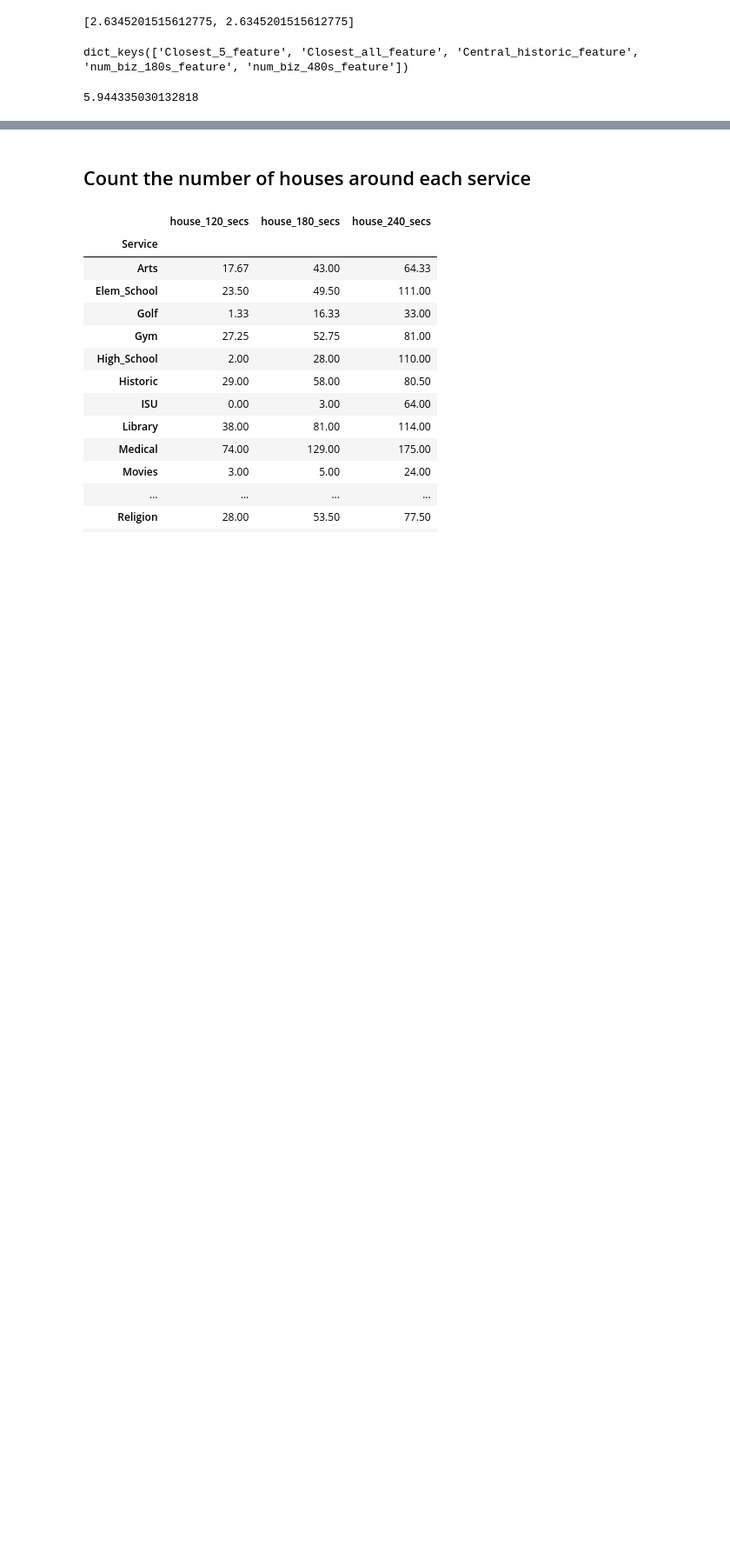
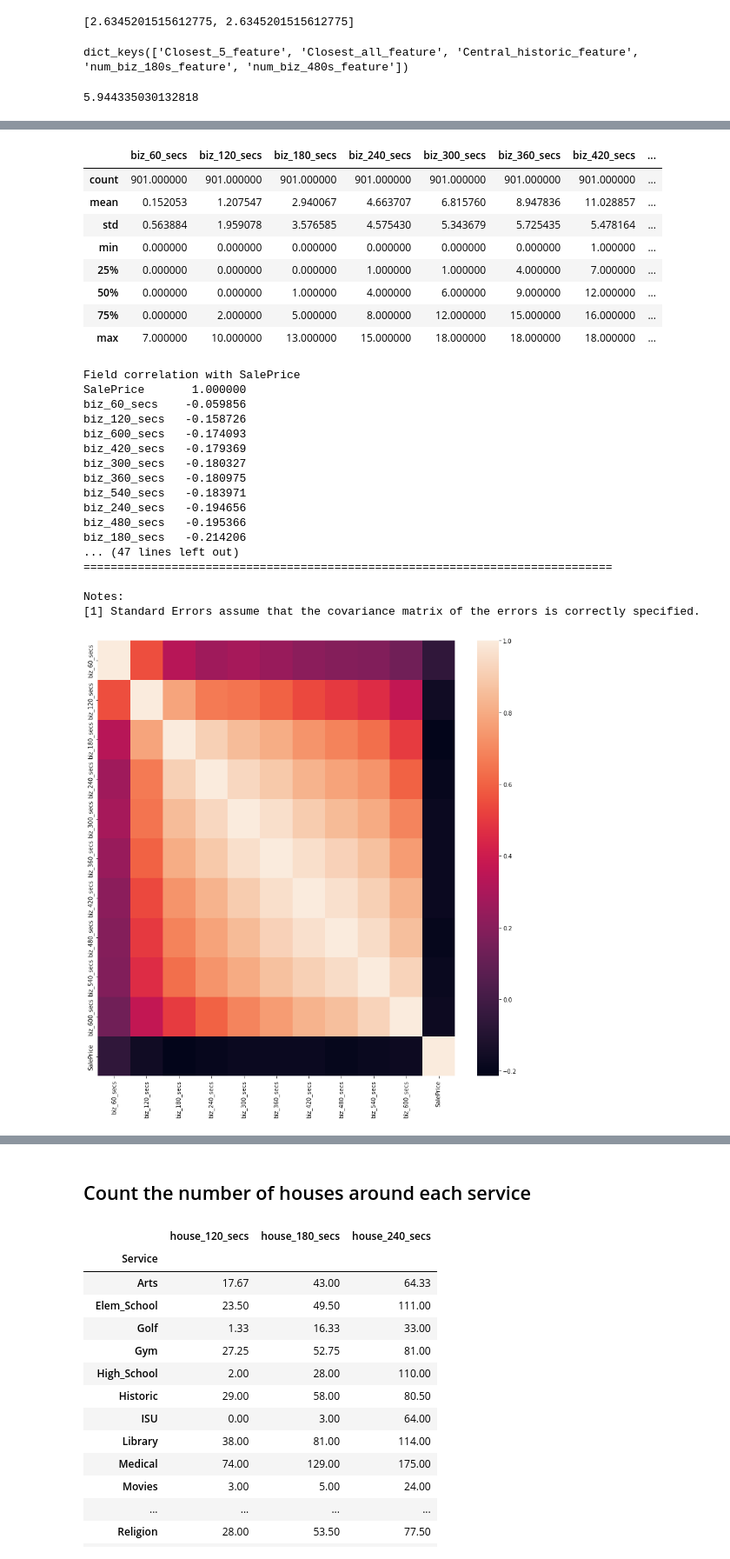
Before and after one commit to lelandjmurrin/Ames_Housing_Project, a Jupyter notebook: Ames_Feature_Engineering.ipynb, the cells around one changed output, grey strips where cells are left out. Shown at 87% size. Drawn from its saved outputs; the diff is of its cells as text; code cells hidden in the pictures; blank space fills up the shorter version.

```diff
--- a/Ames_Feature_Engineering.ipynb
+++ b/Ames_Feature_Engineering.ipynb
@@ -594,0 +752,27 @@ pickle.dump(selected_features_dict, open("selected_features_dict.pkl", 'wb'))
+# %%
+num_biz_dict = {}
+
+for i in np.array([1, 2, 3, 4, 5, 6, 7, 8, 9, 10])*60:
+    num_biz_dict[f"biz_{i}_secs"] = (df_driv_time_final2019
+        .drop(["Lat_house", "Long_house", "SalePrice"], axis = 1)
+        .stack()
+        .reset_index()
+        .set_axis(["SaleID", "Service", "driv_time"], axis = 1)
+        .groupby("SaleID")
+        .driv_time
+        .apply(lambda x: (x <= i).sum())
+        .rename("count")
+        #.where(lambda x: x <= i)
+        # .query(f"driv_time <= {i}")
+        # .SaleID
+        # .value_counts()
+        #.sort_values("driv_time")
+        #.filter(lambda x: x.driv_time <= i)
+        # .head(i)
+        # .sort_values(["SaleID", "driv_time"])
+        # .groupby("SaleID")
+        # .driv_time
+        # .mean()
+    )
+
+pd.DataFrame(num_biz_dict).join(df_driv_time_final2019.SalePrice)
@@ -594,0 +794,30 @@ pickle.dump(selected_features_dict, open("selected_features_dict.pkl", 'wb'))
+# %%
+EDA_report(pd.DataFrame(num_biz_dict).join(df_driv_time_final2019.SalePrice))
+# %% [output]
+|  | biz_60_secs | biz_120_secs | biz_180_secs | biz_240_secs | biz_300_secs | biz_360_secs | biz_420_secs | ... |
+| count | 901.000000 | 901.000000 | 901.000000 | 901.000000 | 901.000000 | 901.000000 | 901.000000 | ... |
+| mean | 0.152053 | 1.207547 | 2.940067 | 4.663707 | 6.815760 | 8.947836 | 11.028857 | ... |
+| std | 0.563884 | 1.959078 | 3.576585 | 4.575430 | 5.343679 | 5.725435 | 5.478164 | ... |
+| min | 0.000000 | 0.000000 | 0.000000 | 0.000000 | 0.000000 | 0.000000 | 1.000000 | ... |
+| 25% | 0.000000 | 0.000000 | 0.000000 | 1.000000 | 1.000000 | 4.000000 | 7.000000 | ... |
+| 50% | 0.000000 | 0.000000 | 1.000000 | 4.000000 | 6.000000 | 9.000000 | 12.000000 | ... |
+| 75% | 0.000000 | 2.000000 | 5.000000 | 8.000000 | 12.000000 | 15.000000 | 16.000000 | ... |
+| max | 7.000000 | 10.000000 | 13.000000 | 15.000000 | 18.000000 | 18.000000 | 18.000000 | ... |
+Field correlation with SalePrice
+SalePrice       1.000000
+biz_60_secs    -0.059856
+biz_120_secs   -0.158726
+biz_600_secs   -0.174093
+biz_420_secs   -0.179369
+biz_300_secs   -0.180327
+biz_360_secs   -0.180975
+biz_540_secs   -0.183971
+biz_240_secs   -0.194656
+biz_480_secs   -0.195366
+biz_180_secs   -0.214206
+... (47 lines left out)
+==============================================================================
+
+Notes:
+[1] Standard Errors assume that the covariance matrix of the errors is correctly specified.
+[figure, added]
```
Also changed, not shown: parts of 53 cells of this notebook, 8 other files.
